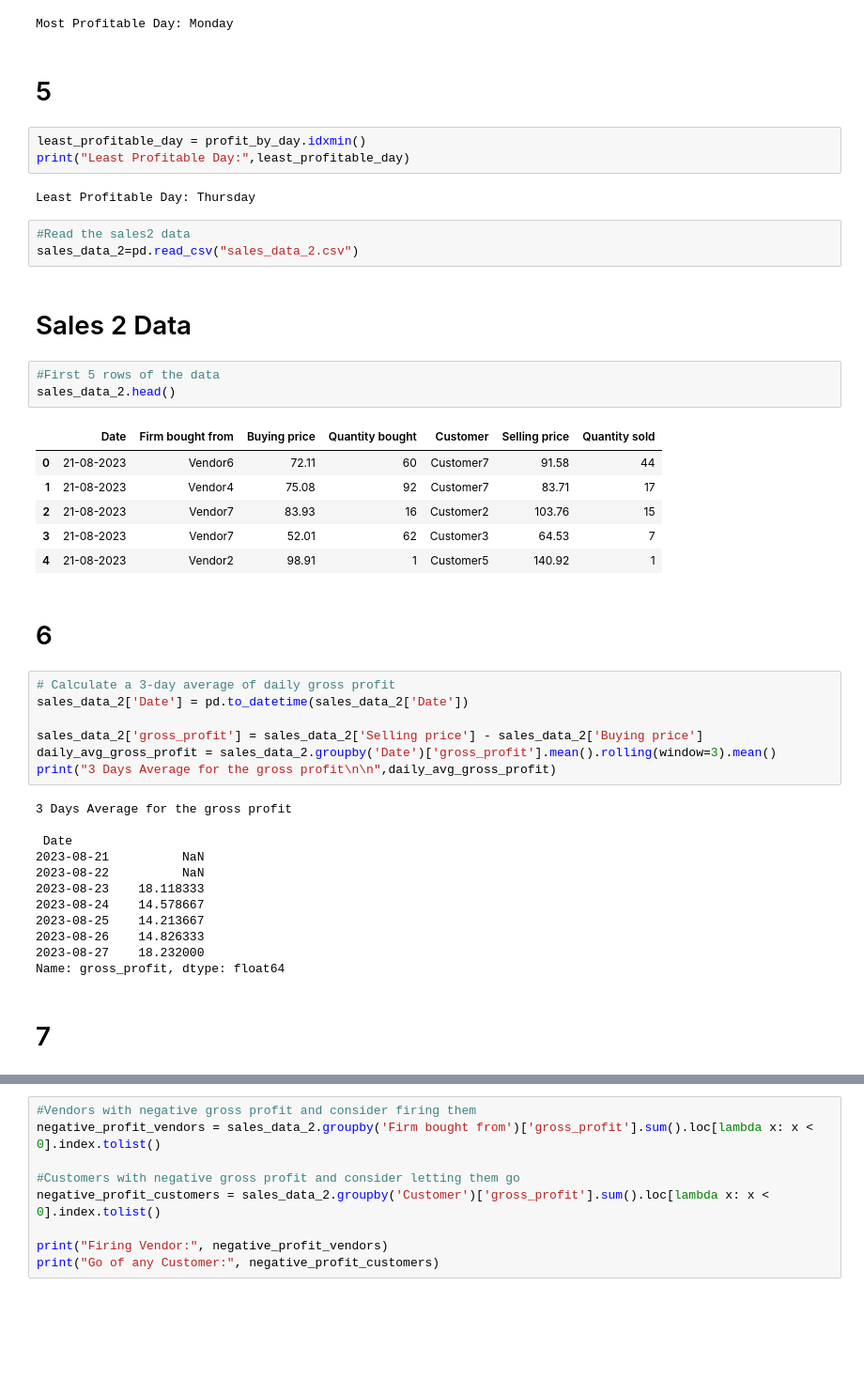
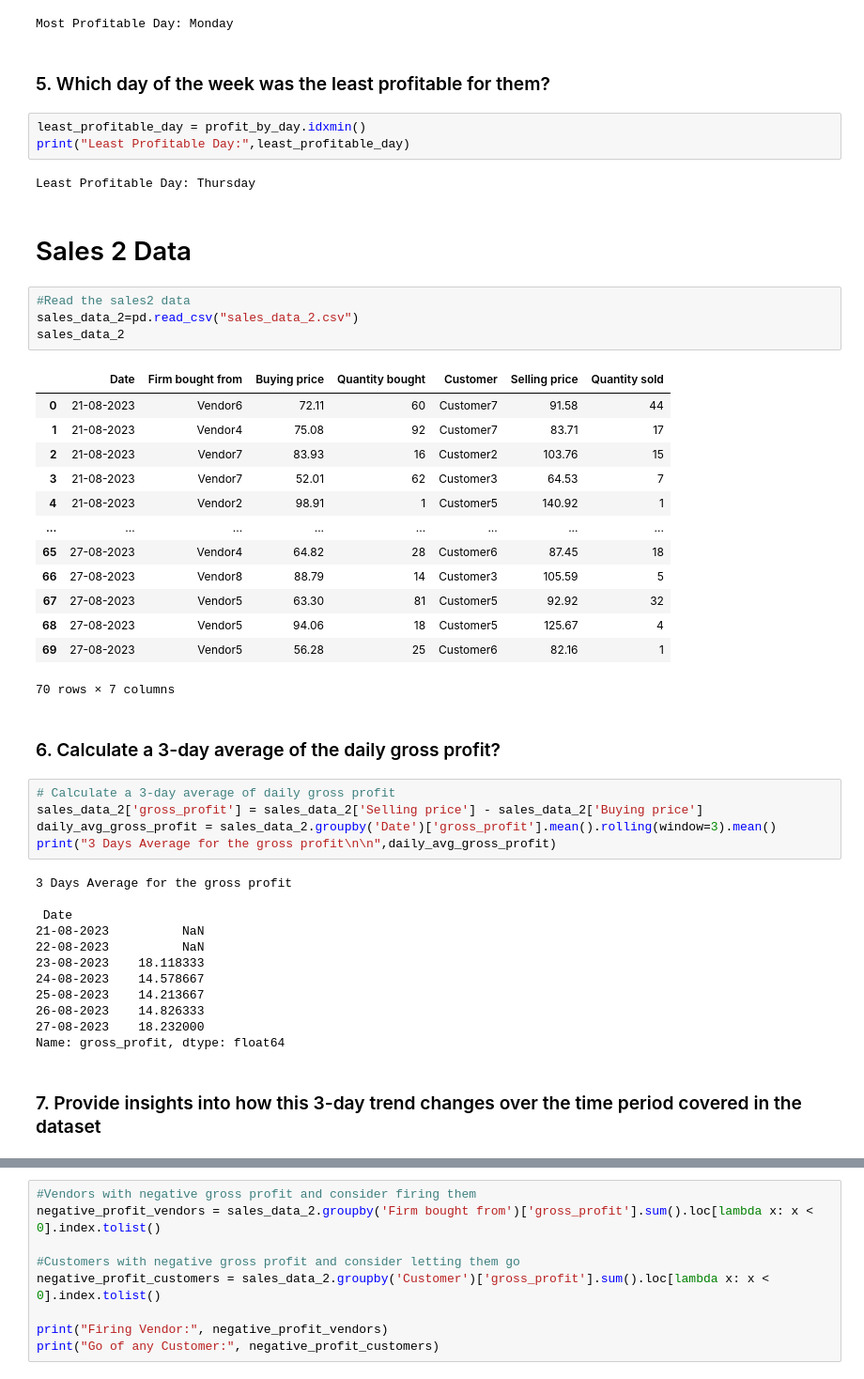
Before and after one commit to nandakishore3232/5C-Network, a Jupyter notebook: 5C Intern Task.ipynb, the cells around one changed output, grey strips where cells are left out. Shown at 94% size. Cells and saved outputs as stored; diff of their text form; blank space fills up the shorter version.

```diff
--- a/5C Intern Task.ipynb
+++ b/5C Intern Task.ipynb
@@ -59,33 +61,36 @@ print("Most Profitable Day:",most_profitable_day)
 # %% [output]
 Most Profitable Day: Monday
 # %% [markdown]
-# 5
+### 5. Which day of the week was the least profitable for them?
 # %%
 least_profitable_day = profit_by_day.idxmin()
 print("Least Profitable Day:",least_profitable_day)
 # %% [output]
 Least Profitable Day: Thursday
-# %%
-#Read the sales2 data
-sales_data_2=pd.read_csv("sales_data_2.csv")
 # %% [markdown]
 # Sales 2 Data
-# %%
-#First 5 rows of the data
-sales_data_2.head()
-# %% [output]
-|  | Date | Firm bought from | Buying price | Quantity bought | Customer | Selling price | Quantity sold |
-| 0 | 21-08-2023 | Vendor6 | 72.11 | 60 | Customer7 | 91.58 | 44 |
-| 1 | 21-08-2023 | Vendor4 | 75.08 | 92 | Customer7 | 83.71 | 17 |
-| 2 | 21-08-2023 | Vendor7 | 83.93 | 16 | Customer2 | 103.76 | 15 |
-| 3 | 21-08-2023 | Vendor7 | 52.01 | 62 | Customer3 | 64.53 | 7 |
-| 4 | 21-08-2023 | Vendor2 | 98.91 | 1 | Customer5 | 140.92 | 1 |
+# %%
+#Read the sales2 data
+sales_data_2=pd.read_csv("sales_data_2.csv")
+sales_data_2
+# %% [output]
+|  | Date | Firm bought from | Buying price | Quantity bought | Customer | Selling price | Quantity sold |
+| 0 | 21-08-2023 | Vendor6 | 72.11 | 60 | Customer7 | 91.58 | 44 |
+| 1 | 21-08-2023 | Vendor4 | 75.08 | 92 | Customer7 | 83.71 | 17 |
+| 2 | 21-08-2023 | Vendor7 | 83.93 | 16 | Customer2 | 103.76 | 15 |
+| 3 | 21-08-2023 | Vendor7 | 52.01 | 62 | Customer3 | 64.53 | 7 |
+| 4 | 21-08-2023 | Vendor2 | 98.91 | 1 | Customer5 | 140.92 | 1 |
+| ... | ... | ... | ... | ... | ... | ... | ... |
+| 65 | 27-08-2023 | Vendor4 | 64.82 | 28 | Customer6 | 87.45 | 18 |
+| 66 | 27-08-2023 | Vendor8 | 88.79 | 14 | Customer3 | 105.59 | 5 |
+| 67 | 27-08-2023 | Vendor5 | 63.30 | 81 | Customer5 | 92.92 | 32 |
+| 68 | 27-08-2023 | Vendor5 | 94.06 | 18 | Customer5 | 125.67 | 4 |
+| 69 | 27-08-2023 | Vendor5 | 56.28 | 25 | Customer6 | 82.16 | 1 |
+70 rows × 7 columns
 # %% [markdown]
-# 6
+### 6. Calculate a 3-day average of the daily gross profit?
 # %%
 # Calculate a 3-day average of daily gross profit
-sales_data_2['Date'] = pd.to_datetime(sales_data_2['Date'])
-
 sales_data_2['gross_profit'] = sales_data_2['Selling price'] - sales_data_2['Buying price']
 daily_avg_gross_profit = sales_data_2.groupby('Date')['gross_profit'].mean().rolling(window=3).mean()
 print("3 Days Average for the gross profit\n\n",daily_avg_gross_profit)
@@ -93,16 +98,16 @@ print("3 Days Average for the gross profit\n\n",daily_avg_gross_profit)
 3 Days Average for the gross profit
 
  Date
-2023-08-21          NaN
-2023-08-22          NaN
-2023-08-23    18.118333
-2023-08-24    14.578667
-2023-08-25    14.213667
-2023-08-26    14.826333
-2023-08-27    18.232000
+21-08-2023          NaN
+22-08-2023          NaN
+23-08-2023    18.118333
+24-08-2023    14.578667
+25-08-2023    14.213667
+26-08-2023    14.826333
+27-08-2023    18.232000
 Name: gross_profit, dtype: float64
 # %% [markdown]
-# 7
+### 7. Provide insights into how this 3-day trend changes over the time period covered in the dataset
 # %%
 # We can create a line chart to visualize the 3-day trend changes over the time period
 plt.figure(figsize=(10, 6))
```
Also changed, not shown: parts of 19 cells of this notebook.
